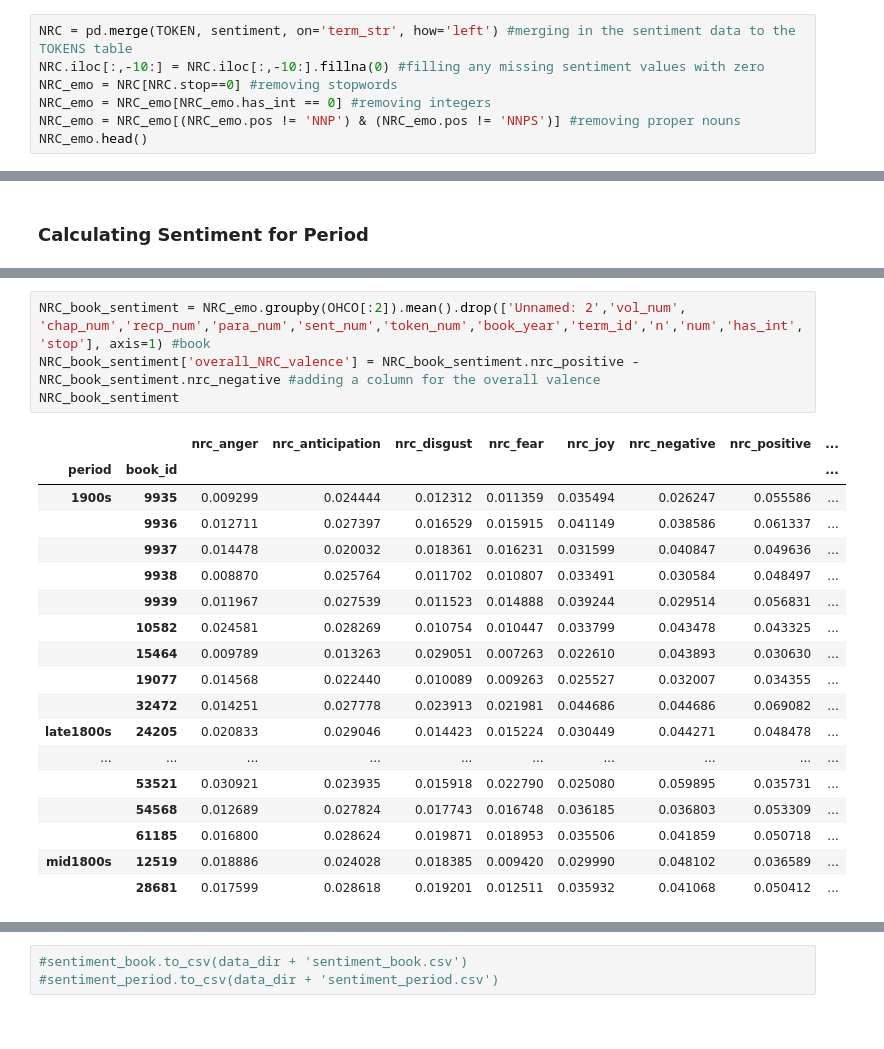
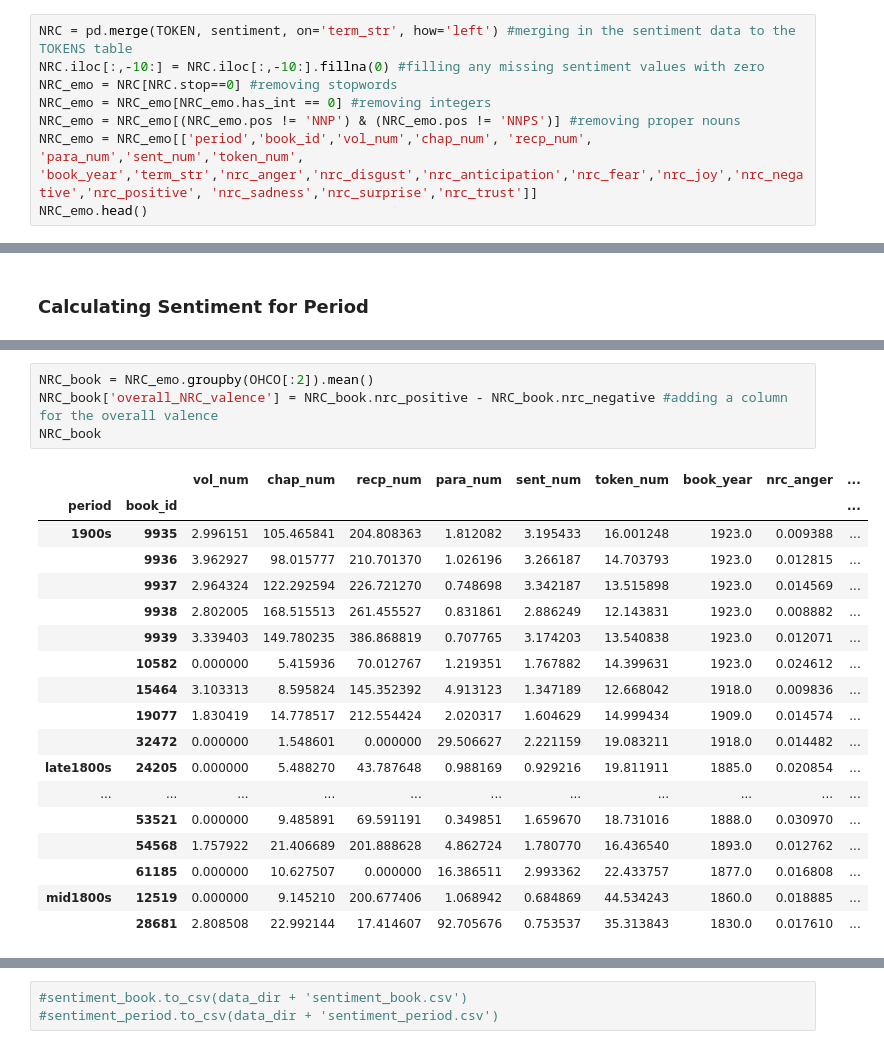
Before and after one commit to brigittehogan/Cookbook-Analytics, a Jupyter notebook: Sentiment Analysis.ipynb, the cells around one changed output, grey strips where cells are left out. Drawn from its saved outputs; the diff is of its cells as text.

```diff
--- a/Sentiment Analysis.ipynb
+++ b/Sentiment Analysis.ipynb
@@ -200,5 +204,6 @@ NRC.iloc[:,-10:] = NRC.iloc[:,-10:].fillna(0) #filling any missing sentiment val
 NRC_emo = NRC[NRC.stop==0] #removing stopwords
 NRC_emo = NRC_emo[NRC_emo.has_int == 0] #removing integers
 NRC_emo = NRC_emo[(NRC_emo.pos != 'NNP') & (NRC_emo.pos != 'NNPS')] #removing proper nouns
+NRC_emo = NRC_emo[['period','book_id','vol_num','chap_num', 'recp_num', 'para_num','sent_num','token_num', 'book_year','term_str','nrc_anger','nrc_disgust','nrc_anticipation','nrc_fear','nrc_joy','nrc_negative','nrc_positive', 'nrc_sadness','nrc_surprise','nrc_trust']]
 NRC_emo.head()
 # %% [output]
@@ -234,25 +241,25 @@ plt.show()
 # %%
-NRC_book_sentiment = NRC_emo.groupby(OHCO[:2]).mean().drop(['Unnamed: 2','vol_num', 'chap_num','recp_num','para_num','sent_num','token_num','book_year','term_id','n','num','has_int','stop'], axis=1) #book
-NRC_book_sentiment['overall_NRC_valence'] = NRC_book_sentiment.nrc_positive - NRC_book_sentiment.nrc_negative #adding a column for the overall valence
-NRC_book_sentiment
+NRC_book = NRC_emo.groupby(OHCO[:2]).mean()
+NRC_book['overall_NRC_valence'] = NRC_book.nrc_positive - NRC_book.nrc_negative #adding a column for the overall valence
+NRC_book
 # %% [output]
-|  |  | nrc_anger | nrc_anticipation | nrc_disgust | nrc_fear | nrc_joy | nrc_negative | nrc_positive | ... |
-| period | book_id |  |  |  |  |  |  |  | ... |
-| 1900s | 9935 | 0.009299 | 0.024444 | 0.012312 | 0.011359 | 0.035494 | 0.026247 | 0.055586 | ... |
-|  | 9936 | 0.012711 | 0.027397 | 0.016529 | 0.015915 | 0.041149 | 0.038586 | 0.061337 | ... |
-|  | 9937 | 0.014478 | 0.020032 | 0.018361 | 0.016231 | 0.031599 | 0.040847 | 0.049636 | ... |
-|  | 9938 | 0.008870 | 0.025764 | 0.011702 | 0.010807 | 0.033491 | 0.030584 | 0.048497 | ... |
-|  | 9939 | 0.011967 | 0.027539 | 0.011523 | 0.014888 | 0.039244 | 0.029514 | 0.056831 | ... |
-|  | 10582 | 0.024581 | 0.028269 | 0.010754 | 0.010447 | 0.033799 | 0.043478 | 0.043325 | ... |
-|  | 15464 | 0.009789 | 0.013263 | 0.029051 | 0.007263 | 0.022610 | 0.043893 | 0.030630 | ... |
-|  | 19077 | 0.014568 | 0.022440 | 0.010089 | 0.009263 | 0.025527 | 0.032007 | 0.034355 | ... |
-|  | 32472 | 0.014251 | 0.027778 | 0.023913 | 0.021981 | 0.044686 | 0.044686 | 0.069082 | ... |
-| late1800s | 24205 | 0.020833 | 0.029046 | 0.014423 | 0.015224 | 0.030449 | 0.044271 | 0.048478 | ... |
-| ... | ... | ... | ... | ... | ... | ... | ... | ... | ... |
-|  | 53521 | 0.030921 | 0.023935 | 0.015918 | 0.022790 | 0.025080 | 0.059895 | 0.035731 | ... |
-|  | 54568 | 0.012689 | 0.027824 | 0.017743 | 0.016748 | 0.036185 | 0.036803 | 0.053309 | ... |
-|  | 61185 | 0.016800 | 0.028624 | 0.019871 | 0.018953 | 0.035506 | 0.041859 | 0.050718 | ... |
-| mid1800s | 12519 | 0.018886 | 0.024028 | 0.018385 | 0.009420 | 0.029990 | 0.048102 | 0.036589 | ... |
-|  | 28681 | 0.017599 | 0.028618 | 0.019201 | 0.012511 | 0.035932 | 0.041068 | 0.050412 | ... |
+|  |  | vol_num | chap_num | recp_num | para_num | sent_num | token_num | book_year | nrc_anger | ... |
+| period | book_id |  |  |  |  |  |  |  |  | ... |
+| 1900s | 9935 | 2.996151 | 105.465841 | 204.808363 | 1.812082 | 3.195433 | 16.001248 | 1923.0 | 0.009388 | ... |
+|  | 9936 | 3.962927 | 98.015777 | 210.701370 | 1.026196 | 3.266187 | 14.703793 | 1923.0 | 0.012815 | ... |
+|  | 9937 | 2.964324 | 122.292594 | 226.721270 | 0.748698 | 3.342187 | 13.515898 | 1923.0 | 0.014569 | ... |
+|  | 9938 | 2.802005 | 168.515513 | 261.455527 | 0.831861 | 2.886249 | 12.143831 | 1923.0 | 0.008882 | ... |
+|  | 9939 | 3.339403 | 149.780235 | 386.868819 | 0.707765 | 3.174203 | 13.540838 | 1923.0 | 0.012071 | ... |
+|  | 10582 | 0.000000 | 5.415936 | 70.012767 | 1.219351 | 1.767882 | 14.399631 | 1923.0 | 0.024612 | ... |
+|  | 15464 | 3.103313 | 8.595824 | 145.352392 | 4.913123 | 1.347189 | 12.668042 | 1918.0 | 0.009836 | ... |
+|  | 19077 | 1.830419 | 14.778517 | 212.554424 | 2.020317 | 1.604629 | 14.999434 | 1909.0 | 0.014574 | ... |
+|  | 32472 | 0.000000 | 1.548601 | 0.000000 | 29.506627 | 2.221159 | 19.083211 | 1918.0 | 0.014482 | ... |
+| late1800s | 24205 | 0.000000 | 5.488270 | 43.787648 | 0.988169 | 0.929216 | 19.811911 | 1885.0 | 0.020854 | ... |
+| ... | ... | ... | ... | ... | ... | ... | ... | ... | ... | ... |
+|  | 53521 | 0.000000 | 9.485891 | 69.591191 | 0.349851 | 1.659670 | 18.731016 | 1888.0 | 0.030970 | ... |
+|  | 54568 | 1.757922 | 21.406689 | 201.888628 | 4.862724 | 1.780770 | 16.436540 | 1893.0 | 0.012762 | ... |
+|  | 61185 | 0.000000 | 10.627507 | 0.000000 | 16.386511 | 2.993362 | 22.433757 | 1877.0 | 0.016808 | ... |
+| mid1800s | 12519 | 0.000000 | 9.145210 | 200.677406 | 1.068942 | 0.684869 | 44.534243 | 1860.0 | 0.018885 | ... |
+|  | 28681 | 2.808508 | 22.992144 | 17.414607 | 92.705676 | 0.753537 | 35.313843 | 1830.0 | 0.017610 | ... |
 # %%
 ### merging with the LIB table
```
Also changed, not shown: parts of 42 cells of this notebook.
